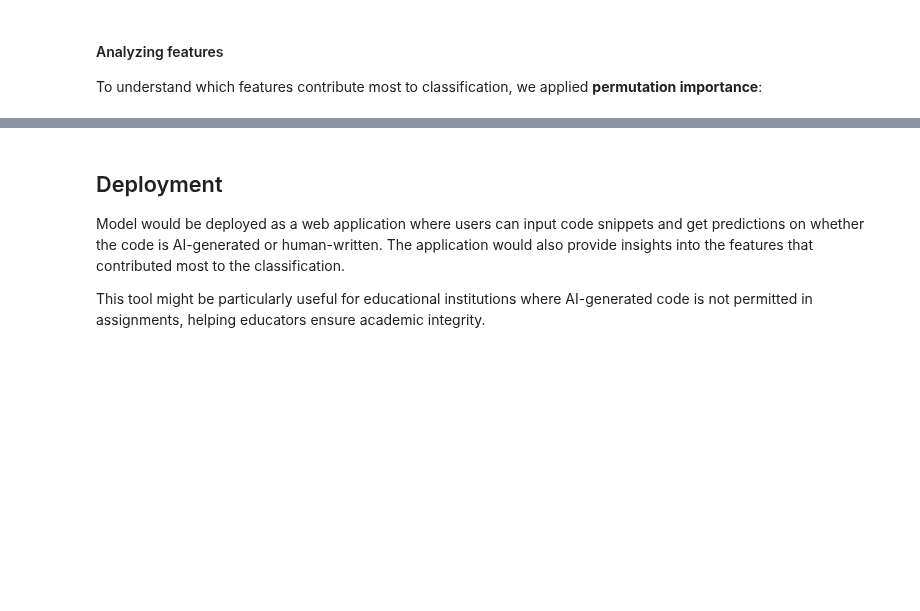
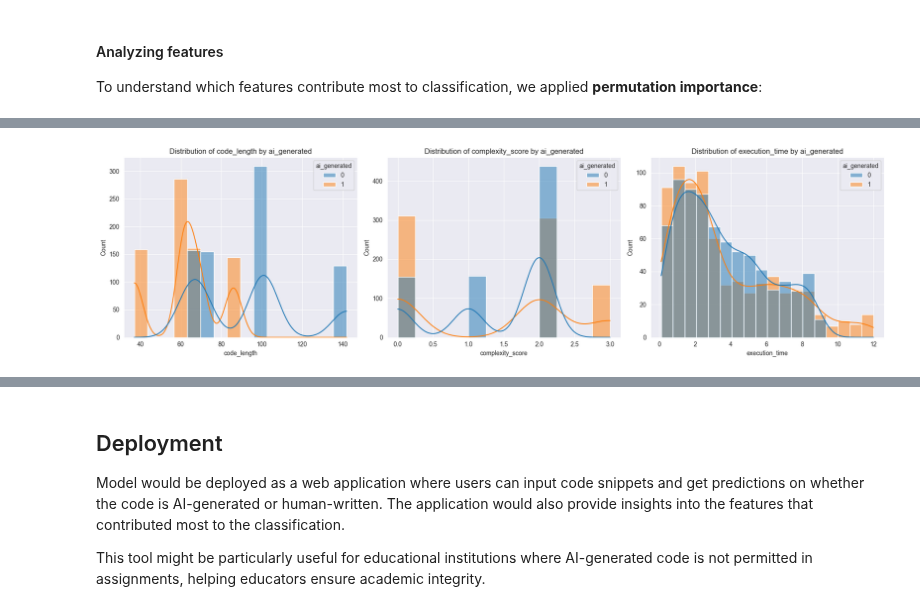
Before and after one commit to hinmiro/dataIsBeautifull_G2, a Jupyter notebook: project/AI_versus_human_code.ipynb, the cells around one changed output, grey strips where cells are left out. Saved outputs shown, nothing was run; the diff lists cells and outputs as text; code cells hidden in the pictures; blank space fills up the shorter version.

Commit message:
additional plots to highlight differences between the targets + explanations

```diff
--- a/project/AI_versus_human_code.ipynb
+++ b/project/AI_versus_human_code.ipynb
@@ -311,4 +311,23 @@ print('The x-axis represents the importance score, while the y-axis lists the di
 The x-axis represents the importance score, while the y-axis lists the different features.
+# %%
+import seaborn as sns
+
+# Define features to plot
+features = ["code_length", "complexity_score", "execution_time"]
+
+# Create subplots (1 row, 3 columns)
+fig, axes = plt.subplots(1, 3, figsize=(18, 5))
+
+# Loop through each feature and plot on its respective subplot
+for i, col in enumerate(features):
+    sns.histplot(data=df, x=col, hue="ai_generated", kde=True, ax=axes[i])
+    axes[i].set_title(f"Distribution of {col} by ai_generated")
+
+# Adjust layout for better spacing
+plt.tight_layout()
+plt.show()
+# %% [output]
+[figure, added]
 # %% [markdown]
 ##### Key Features Distinguishing AI-Generated and Human-Written Code
 
```
Also changed, not shown: parts of 4 cells of this notebook.
